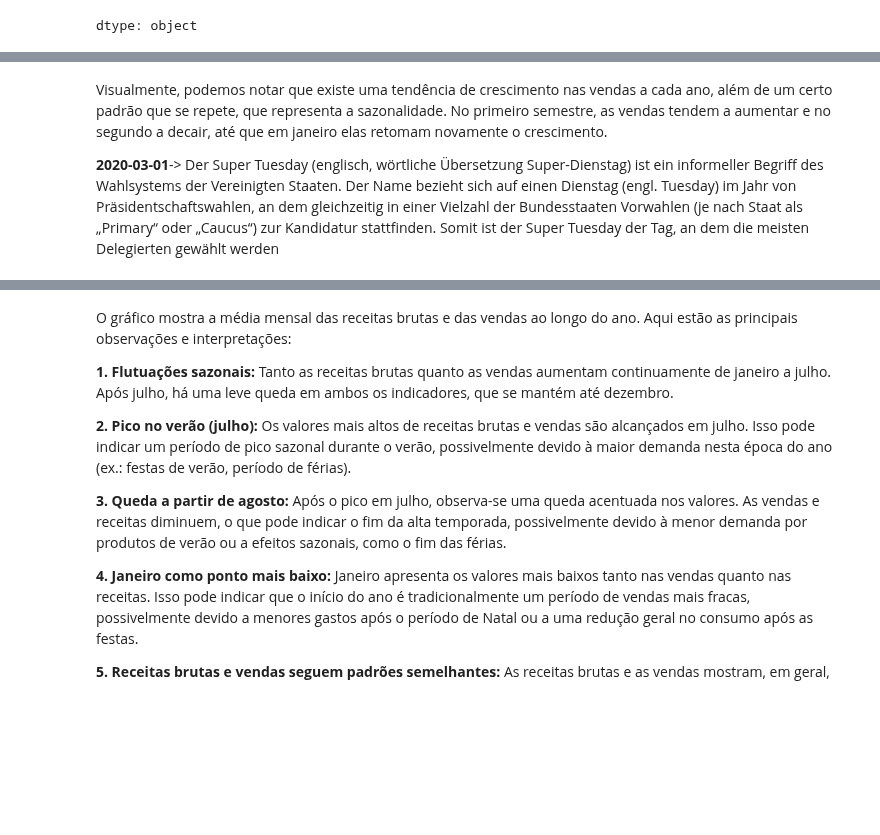
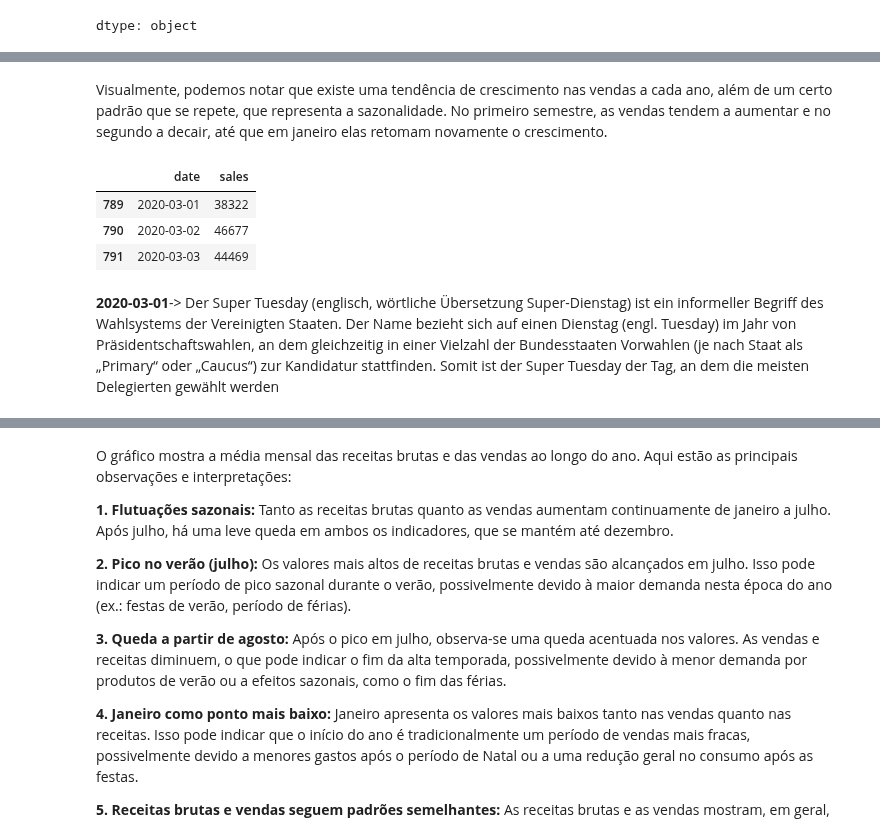
Before and after one commit to awildt01/Zeitreihenanalyse-zur-Nachfrageprognose., a Jupyter notebook: Zeitreihenanalyse_zur_Nachfrageprognose.ipynb, the cells around one changed output, grey strips where cells are left out. Cells and saved outputs as stored; diff of their text form; code cells hidden in the pictures; blank space fills up the shorter version.

```diff
--- a/Zeitreihenanalyse_zur_Nachfrageprognose.ipynb
+++ b/Zeitreihenanalyse_zur_Nachfrageprognose.ipynb
@@ -2212,7 +2212,15 @@ fig.tight_layout()
 fig.show()
 # %% [output]
 [drawing not drawn]
+# %% [markdown]
+Visualmente, podemos notar que existe uma tendência de crescimento nas vendas a cada ano, além de um certo padrão que se repete, que representa a sazonalidade. No primeiro semestre, as vendas tendem a aumentar e no segundo a decair, até que em janeiro elas retomam novamente o crescimento.
+# %%
+filtered_df = df_ts[(df_ts['date'] >= '2020-03-01') & (df_ts['date'] <= '2020-03-03')]
+filtered_df
+# %% [output]
+|  | date | sales |
+| 789 | 2020-03-01 | 38322 |
+| 790 | 2020-03-02 | 46677 |
+| 791 | 2020-03-03 | 44469 |
 # %% [markdown]
-Visualmente, podemos notar que existe uma tendência de crescimento nas vendas a cada ano, além de um certo padrão que se repete, que representa a sazonalidade. No primeiro semestre, as vendas tendem a aumentar e no segundo a decair, até que em janeiro elas retomam novamente o crescimento.
-
 **2020-03-01**-> Der Super Tuesday (englisch, wörtliche Übersetzung Super-Dienstag) ist ein informeller Begriff des Wahlsystems der Vereinigten Staaten. Der Name bezieht sich auf einen Dienstag (engl. Tuesday) im Jahr von Präsidentschaftswahlen, an dem gleichzeitig in einer Vielzahl der Bundesstaaten Vorwahlen (je nach Staat als „Primary“ oder „Caucus“) zur Kandidatur stattfinden. Somit ist der Super Tuesday der Tag, an dem die meisten Delegierten gewählt werden
```
Also changed, not shown: parts of 4 cells of this notebook.
